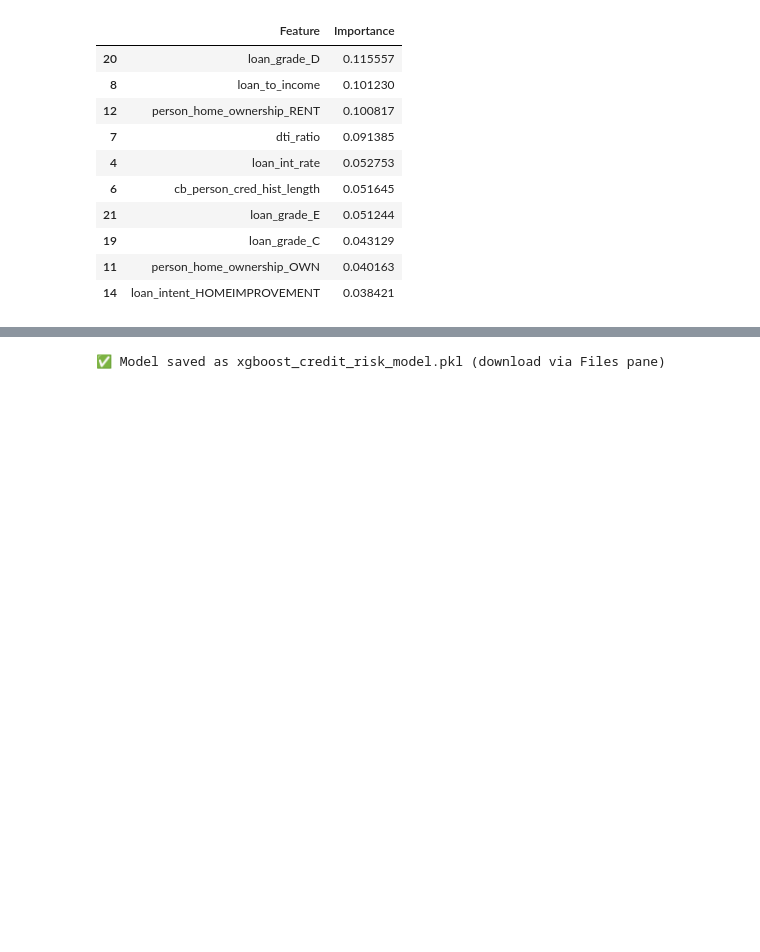
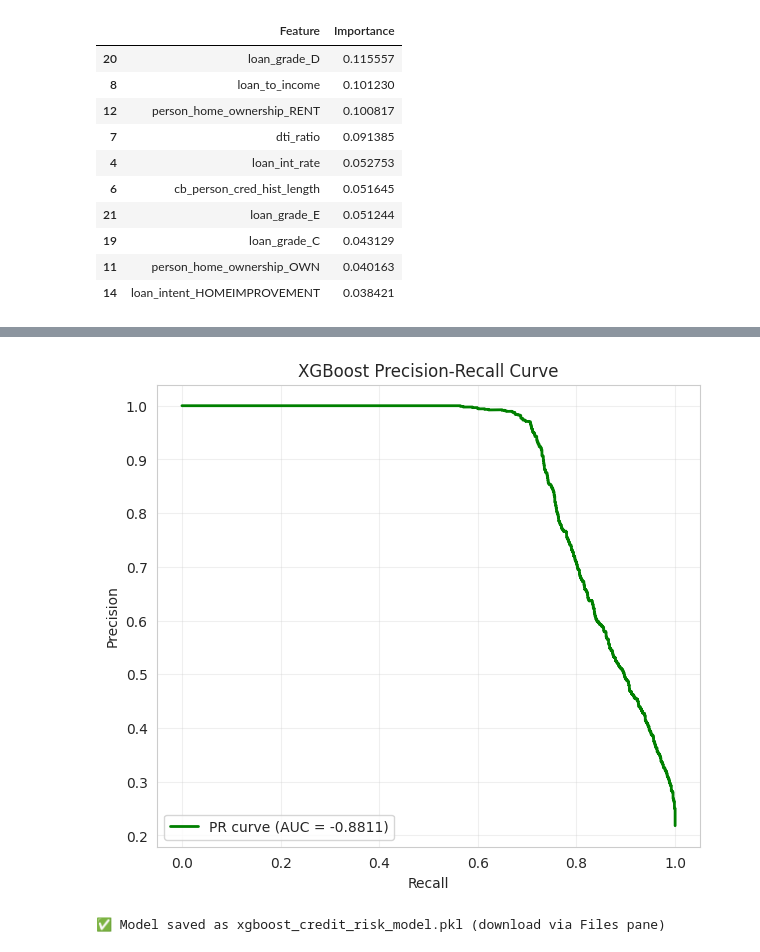
Before and after one commit to GurionRamapoguSajeevan/credit-risk-modeling-ML-pipeline, a Jupyter notebook: Credit_risk_main_code.ipynb, the cells around one changed output, grey strips where cells are left out. Cells and saved outputs as stored; diff of their text form; code cells hidden in the pictures; blank space fills up the shorter version.

```diff
--- a/Credit_risk_main_code.ipynb
+++ b/Credit_risk_main_code.ipynb
@@ -521,3 +577,19 @@ Top 10 Features (XGBoost):
+# %%
+# ─── 3. Precision-Recall Curve ───────────────────────────────────────────
+precision, recall, _ = precision_recall_curve(y_test, y_prob_xgb)
+pr_auc = np.trapz(precision, recall)   # or use auc(recall, precision) if not shadowed
+
+plt.figure(figsize=(7, 6))
+plt.plot(recall, precision, color='green', lw=2,
+         label=f'PR curve (AUC = {pr_auc:.4f})')
+plt.xlabel('Recall')
+plt.ylabel('Precision')
+plt.title('XGBoost Precision-Recall Curve')
+plt.legend(loc="best")
+plt.grid(True, alpha=0.3)
+plt.show()
+# %% [output]
+[figure, added]
 # %%
 # Save best model (XGBoost) as .pkl (for Streamlit later - download it)
 joblib.dump(xgb, 'xgboost_credit_risk_model.pkl')
```
Also changed, not shown: parts of 5 cells of this notebook.
